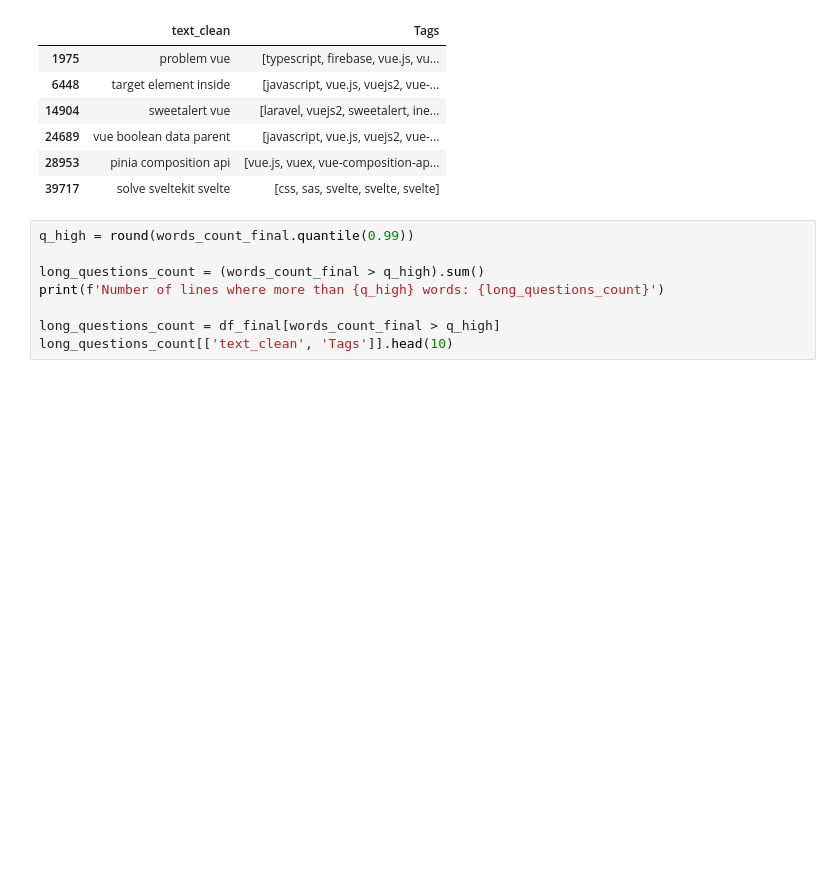
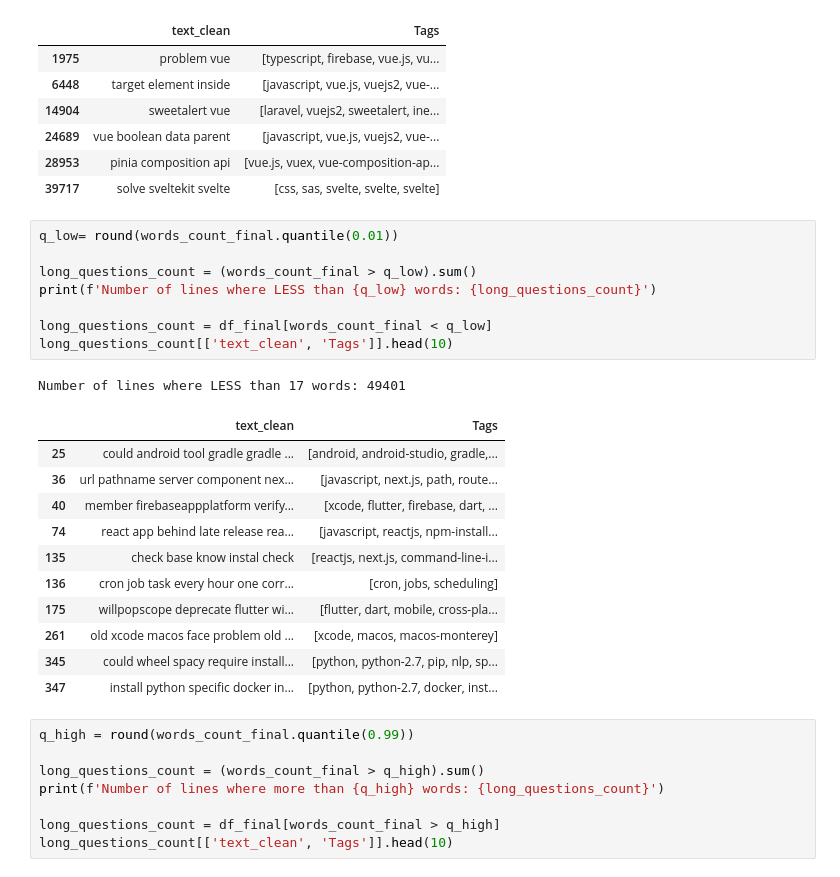
Before and after one commit to alinacharon/Stack_Overflow, a Jupyter notebook: notebooks/Charon_Alina_1_notebook_exploration_062025_1.ipynb, the cells around one changed output. Saved outputs shown, nothing was run; the diff lists cells and outputs as text; blank space fills up the shorter version.

```diff
--- a/notebooks/Charon_Alina_1_notebook_exploration_062025_1.ipynb
+++ b/notebooks/Charon_Alina_1_notebook_exploration_062025_1.ipynb
@@ -857,6 +858,27 @@ Number of lines where less than 5 words: 6
 | 24689 | vue boolean data parent | [javascript, vue.js, vuejs2, vue-... |
 | 28953 | pinia composition api | [vue.js, vuex, vue-composition-ap... |
 | 39717 | solve sveltekit svelte | [css, sas, svelte, svelte, svelte] |
+# %%
+q_low= round(words_count_final.quantile(0.01))
+
+long_questions_count = (words_count_final > q_low).sum()
+print(f'Number of lines where LESS than {q_low} words: {long_questions_count}')
+
+long_questions_count = df_final[words_count_final < q_low]
+long_questions_count[['text_clean', 'Tags']].head(10)
+# %% [output]
+Number of lines where LESS than 17 words: 49401
+|  | text_clean | Tags |
+| 25 | could android tool gradle gradle ... | [android, android-studio, gradle,... |
+| 36 | url pathname server component nex... | [javascript, next.js, path, route... |
+| 40 | member firebaseappplatform verify... | [xcode, flutter, firebase, dart, ... |
+| 74 | react app behind late release rea... | [javascript, reactjs, npm-install... |
+| 135 | check base know instal check | [reactjs, next.js, command-line-i... |
+| 136 | cron job task every hour one corr... | [cron, jobs, scheduling] |
+| 175 | willpopscope deprecate flutter wi... | [flutter, dart, mobile, cross-pla... |
+| 261 | old xcode macos face problem old ... | [xcode, macos, macos-monterey] |
+| 345 | could wheel spacy require install... | [python, python-2.7, pip, nlp, sp... |
+| 347 | install python specific docker in... | [python, python-2.7, docker, inst... |
 # %%
 q_high = round(words_count_final.quantile(0.99))
 
```
Also changed, not shown: parts of 14 cells of this notebook, 21 other files.
